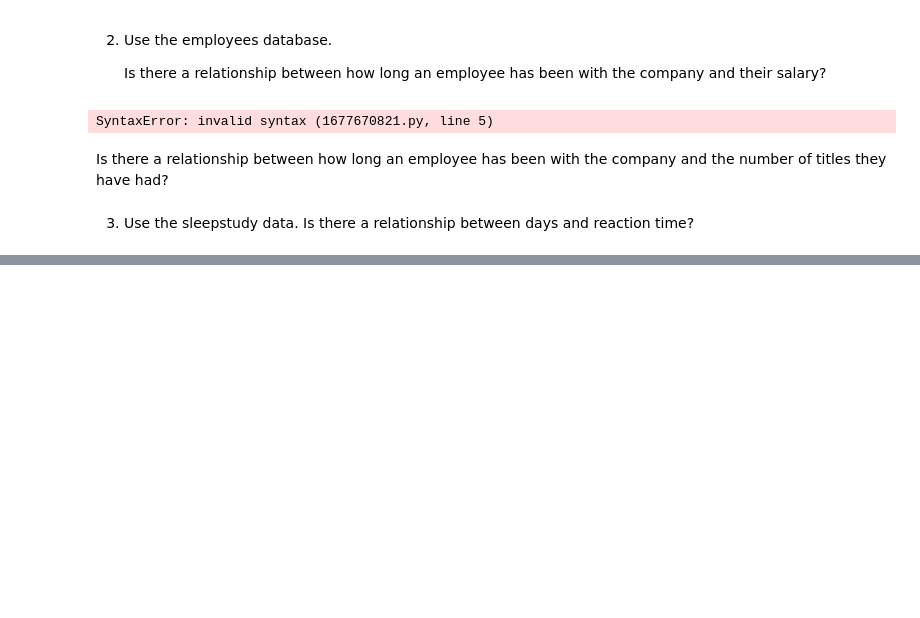
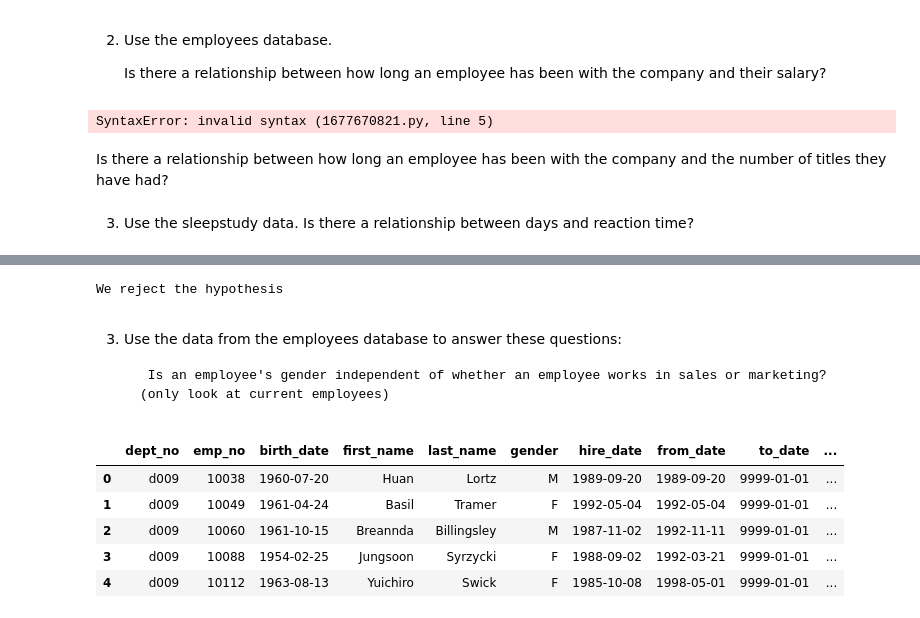
Before and after one commit to joe-bennett/statistics-exercises, a Jupyter notebook: hypothesis_testing.ipynb, the cells around one changed output, grey strips where cells are left out. Saved outputs shown, nothing was run; the diff lists cells and outputs as text; code cells hidden in the pictures; blank space fills up the shorter version.

```diff
--- a/hypothesis_testing.ipynb
+++ b/hypothesis_testing.ipynb
@@ -185,0 +319,11 @@ Is there a relationship between how long an employee has been with the company a
+# %%
+if p < alpha:
+    print("We reject the hypothesis")
+else:
+    print("We fail to reject the null hypothesis")
+# %% [output]
+We reject the hypothesis
+# %% [markdown]
+3. Use the data from the employees database to answer these questions:
+
+        Is an employee's gender independent of whether an employee works in sales or marketing? (only look at current employees)
@@ -185,0 +345,9 @@ Is there a relationship between how long an employee has been with the company a
+# %%
+df.head()
+# %% [output]
+|  | dept_no | emp_no | birth_date | first_name | last_name | gender | hire_date | from_date | to_date | ... |
+| 0 | d009 | 10038 | 1960-07-20 | Huan | Lortz | M | 1989-09-20 | 1989-09-20 | 9999-01-01 | ... |
+| 1 | d009 | 10049 | 1961-04-24 | Basil | Tramer | F | 1992-05-04 | 1992-05-04 | 9999-01-01 | ... |
+| 2 | d009 | 10060 | 1961-10-15 | Breannda | Billingsley | M | 1987-11-02 | 1992-11-11 | 9999-01-01 | ... |
+| 3 | d009 | 10088 | 1954-02-25 | Jungsoon | Syrzycki | F | 1988-09-02 | 1992-03-21 | 9999-01-01 | ... |
+| 4 | d009 | 10112 | 1963-08-13 | Yuichiro | Swick | F | 1985-10-08 | 1998-05-01 | 9999-01-01 | ... |
```
Also changed, not shown: parts of 33 cells of this notebook.
